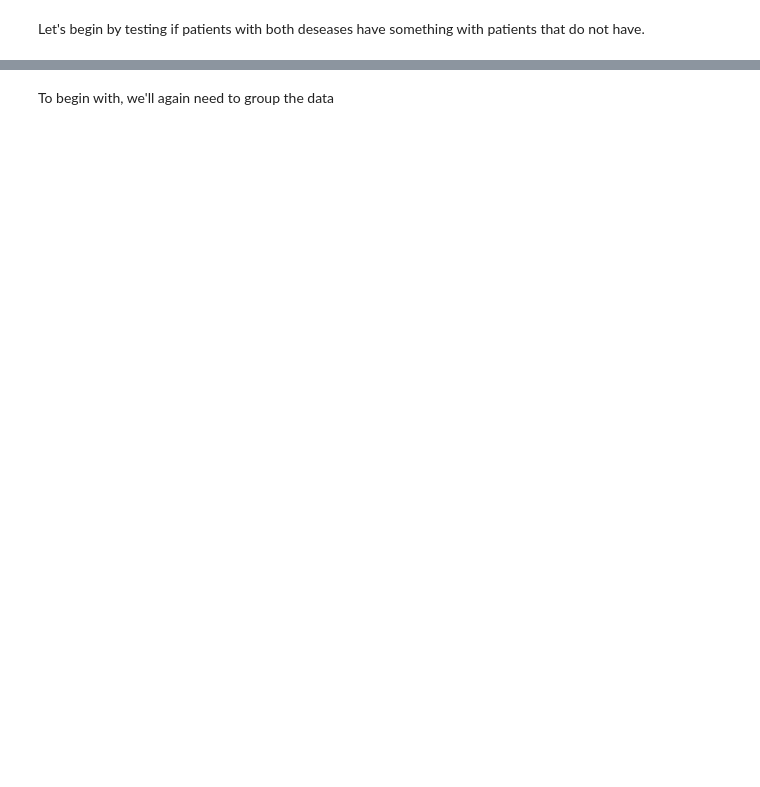
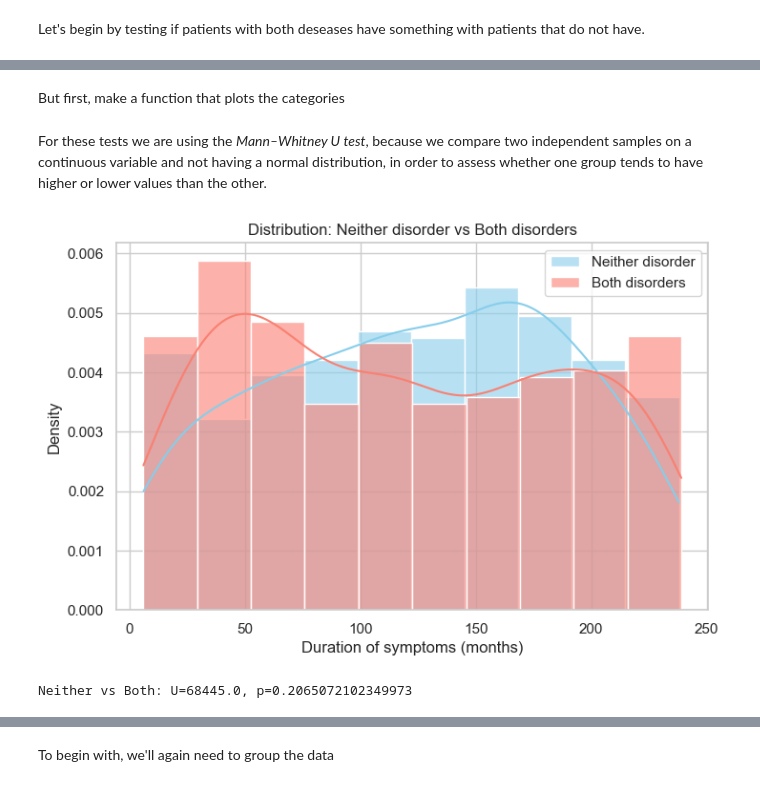
Before and after one commit to VladoDev03/mental-cognitive-disorders-analysis, a Jupyter notebook: disorders-analysis/disorders-analysis.ipynb, the cells around one changed output, grey strips where cells are left out. Cells and saved outputs as stored; diff of their text form; code cells hidden in the pictures; blank space fills up the shorter version.

```diff
--- a/disorders-analysis/disorders-analysis.ipynb
+++ b/disorders-analysis/disorders-analysis.ipynb
@@ -1148,0 +685,27 @@ Name: duration_of_symptoms_months, Length: 1500, dtype: int64
+# %% [markdown]
+But first, make a function that plots the categories
+# %%
+def plot_group_hist(data1, data2, label1, label2, variable_name, title):
+    sns.set_theme(style="whitegrid")
+
+    plt.figure(figsize=(8, 5))
+    sns.histplot(data1, color="skyblue", label=label1, kde=True, stat="density", alpha=0.6)
+    sns.histplot(data2, color="salmon", label=label2, kde=True, stat="density", alpha=0.6)
+
+    plt.title(title)
+    plt.xlabel(variable_name)
+    plt.ylabel("Density")
+    plt.legend()
+    plt.show()
+# %% [markdown]
+For these tests we are using the *Mann–Whitney U test*, because we compare two independent samples on a continuous variable and not having a normal distribution, in order to assess whether one group tends to have higher or lower values than the other.
+# %%
+plot_group_hist(
+    ocd_neither["duration_of_symptoms_months"],
+    ocd_both["duration_of_symptoms_months"],
+    "Neither disorder", "Both disorders",
+    "Duration of symptoms (months)",
+    "Distribution: Neither disorder vs Both disorders"
+)
+# %% [output]
+[figure, added]
@@ -1148,0 +718,4 @@ Name: duration_of_symptoms_months, Length: 1500, dtype: int64
+# %%
+print(f"Neither vs Both: U={stat}, p={p}")
+# %% [output]
+Neither vs Both: U=68445.0, p=0.2065072102349973
```
Also changed, not shown: parts of 103 cells of this notebook, 6 other files.
